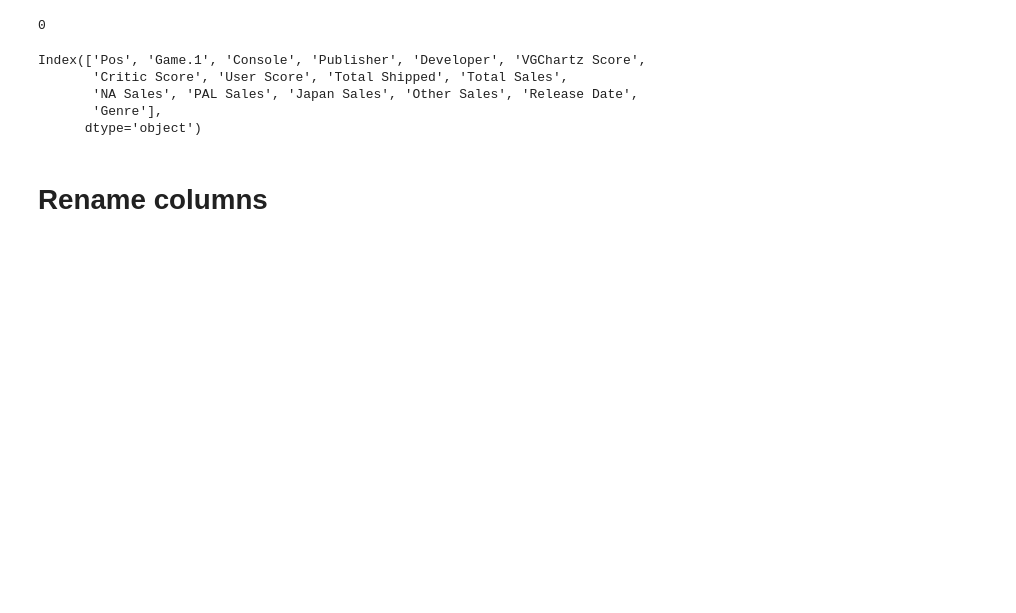
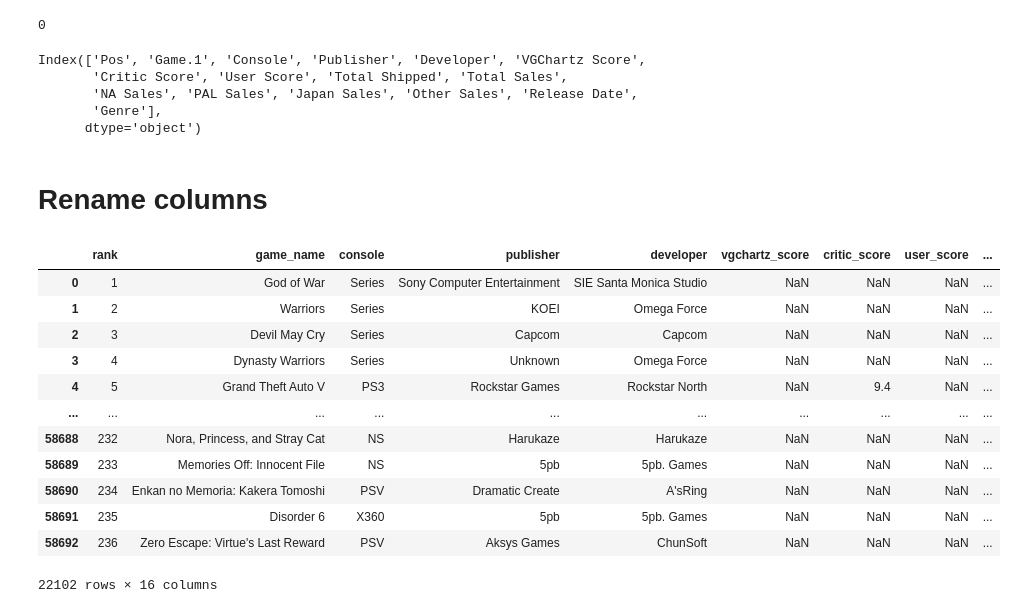
Before and after one commit to ushaakumaar/Video_Games_Sales_Analysis_ETL, a Jupyter notebook: Transform.ipynb, the cells around one changed output. Cells and saved outputs as stored; diff of their text form; code cells hidden in the pictures; blank space fills up the shorter version.

Commit message:
Logic to Rename columns

```diff
--- a/Transform.ipynb
+++ b/Transform.ipynb
@@ -118,3 +118,38 @@ Index(['Pos', 'Game.1', 'Console', 'Publisher', 'Developer', 'VGChartz Score',
       dtype='object')
 # %% [markdown]
 # Rename columns
+# %%
+# Rename columns
+renamed_df = cleaned_df.rename(columns={
+    'Pos' : 'rank',
+    'Game.1' : 'game_name',
+    'Console' : 'console',
+    'Publisher' : 'publisher',
+    'Developer' : 'developer',
+    'VGChartz Score' : 'vgchartz_score',
+    'Critic Score' : 'critic_score',
+    'User Score' : 'user_score',
+    'Total Shipped' : 'total_shipped',
+    'Total Sales' : 'global_sales',
+    'NA Sales' : 'na_sales',
+    'PAL Sales' : 'pal_sales',
+    'Japan Sales' : 'japan_sales',
+    'Other Sales' : 'other_sales',
+    'Release Date' : 'release_date',
+    'Genre' : 'genre'
+})
+renamed_df
+# %% [output]
+|  | rank | game_name | console | publisher | developer | vgchartz_score | critic_score | user_score | ... |
+| 0 | 1 | God of War | Series | Sony Computer Entertainment | SIE Santa Monica Studio | NaN | NaN | NaN | ... |
+| 1 | 2 | Warriors | Series | KOEI | Omega Force | NaN | NaN | NaN | ... |
+| 2 | 3 | Devil May Cry | Series | Capcom | Capcom | NaN | NaN | NaN | ... |
+| 3 | 4 | Dynasty Warriors | Series | Unknown | Omega Force | NaN | NaN | NaN | ... |
+| 4 | 5 | Grand Theft Auto V | PS3 | Rockstar Games | Rockstar North | NaN | 9.4 | NaN | ... |
+| ... | ... | ... | ... | ... | ... | ... | ... | ... | ... |
+| 58688 | 232 | Nora, Princess, and Stray Cat | NS | Harukaze | Harukaze | NaN | NaN | NaN | ... |
+| 58689 | 233 | Memories Off: Innocent File | NS | 5pb | 5pb. Games | NaN | NaN | NaN | ... |
+| 58690 | 234 | Enkan no Memoria: Kakera Tomoshi | PSV | Dramatic Create | A'sRing | NaN | NaN | NaN | ... |
+| 58691 | 235 | Disorder 6 | X360 | 5pb | 5pb. Games | NaN | NaN | NaN | ... |
+| 58692 | 236 | Zero Escape: Virtue's Last Reward | PSV | Aksys Games | ChunSoft | NaN | NaN | NaN | ... |
+22102 rows × 16 columns
```
